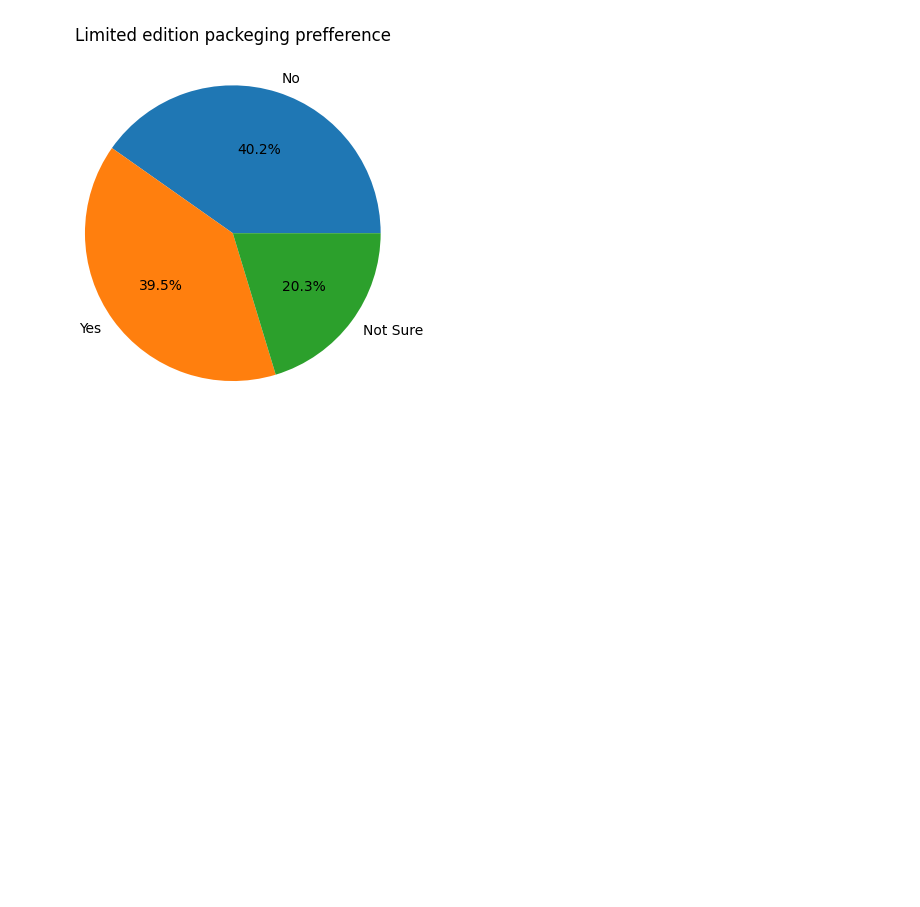
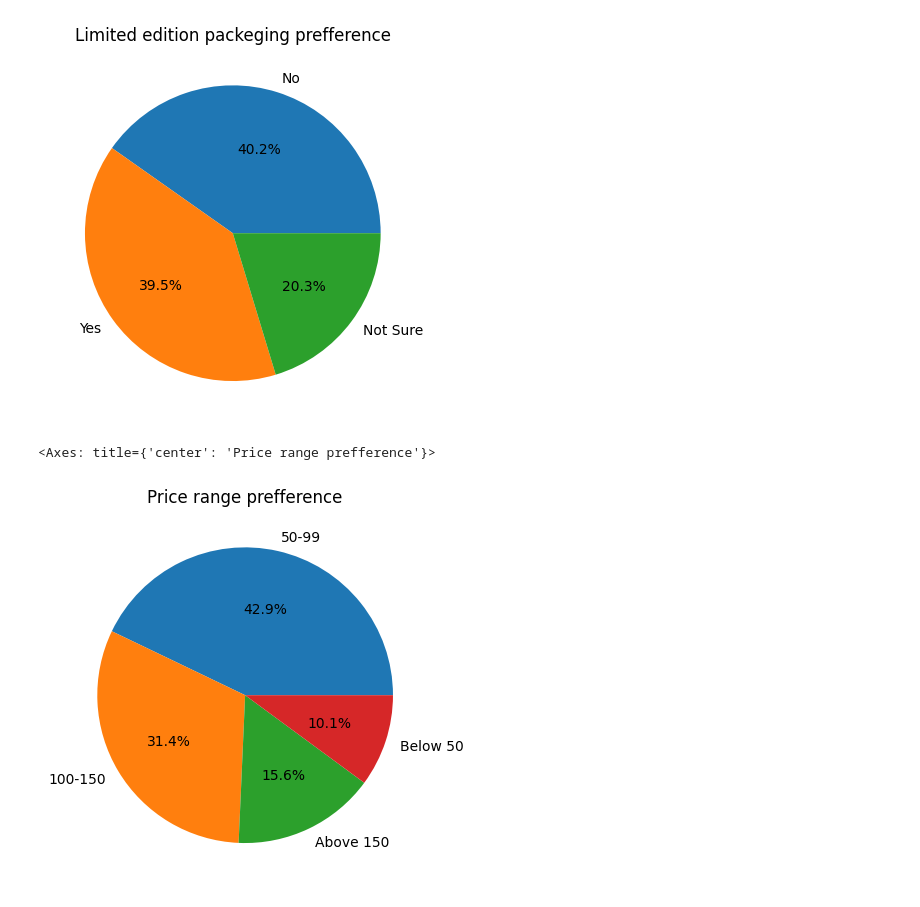
Before and after one commit to sourabhms66/Food_-_Beverage_Marketing, a Jupyter notebook: codes.ipynb, the cells around one changed output. Saved outputs shown, nothing was run; the diff lists cells and outputs as text; code cells hidden in the pictures; blank space fills up the shorter version.

```diff
--- a/codes.ipynb
+++ b/codes.ipynb
@@ -656,3 +656,8 @@ df['Limited_edition_packaging'].value_counts().plot(kind='pie',autopct='%1.1f%%'
 # %% [output]
 <Axes: title={'center': 'Limited edition packeging prefference'}>
 [figure]
+# %%
+df['Price_range'].value_counts().plot(kind='pie',autopct='%1.1f%%',ylabel='',title='Price range prefference')
+# %% [output]
+<Axes: title={'center': 'Price range prefference'}>
+[figure, added]
```
